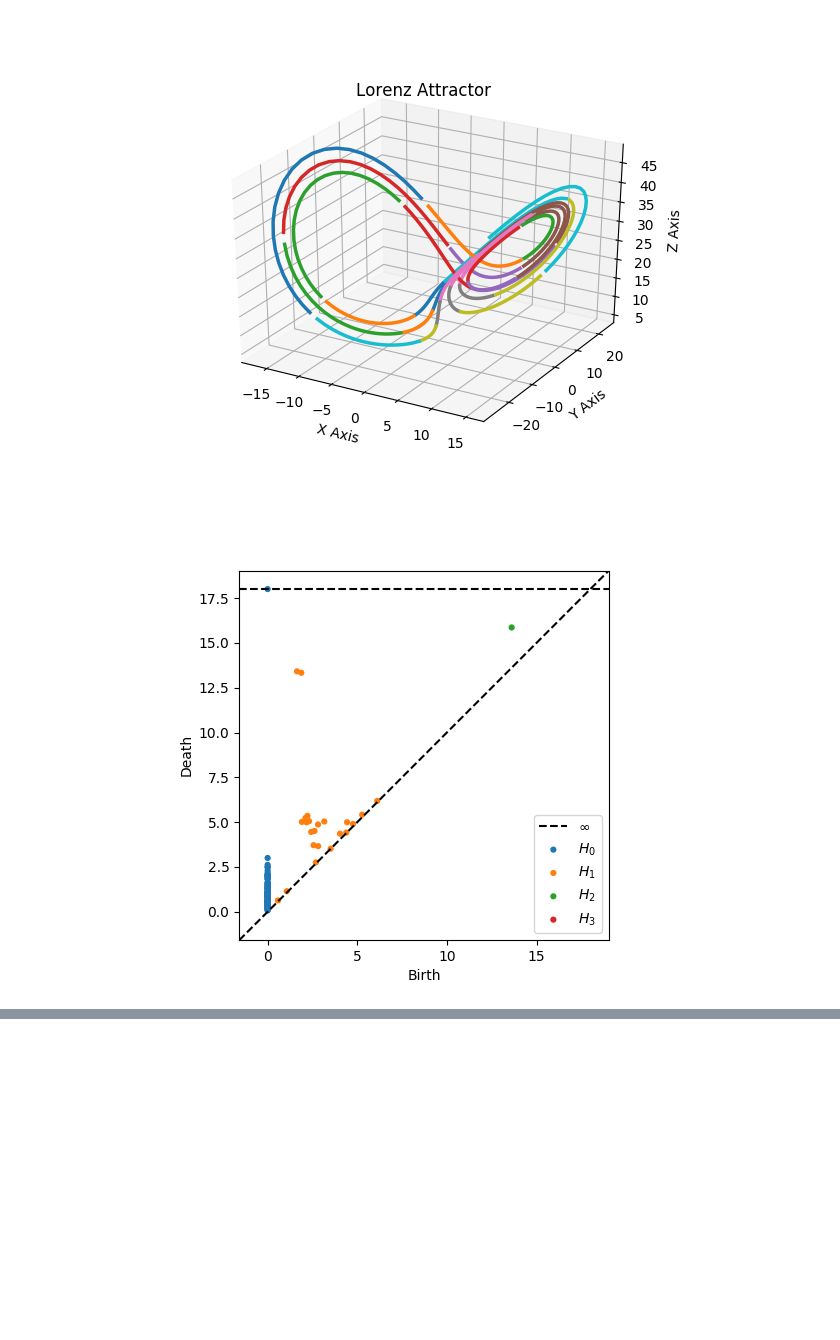
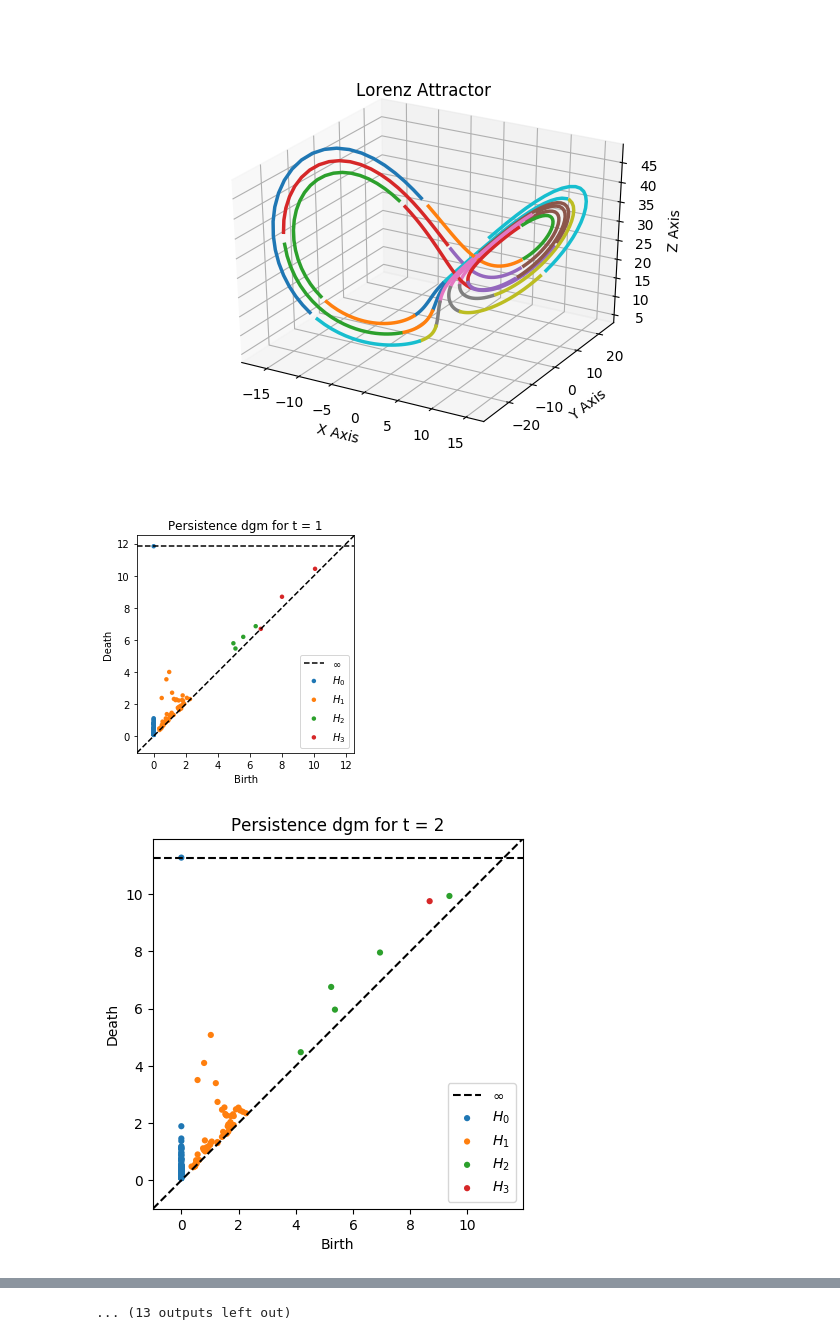
Before and after one commit to Mishalassif/Traj2Phase, a Jupyter notebook: examples/lorenz/lorenz_test.ipynb, the cells around one changed output, grey strips where cells are left out. Drawn from its saved outputs; the diff is of its cells as text; code cells hidden in the pictures; blank space fills up the shorter version.

Commit message:
Small change in lorenz test

```diff
--- a/examples/lorenz/lorenz_test.ipynb
+++ b/examples/lorenz/lorenz_test.ipynb
@@ -79,18 +79,26 @@ plt.show()
 [figure]
 # %%
 t2s = Traj2Sim()
-t2s.set_trajectories(traj_list[:-2])
 
-t2s.compute_mssd(verbose=False)
-t2s.save_bifilt(filename='lorenz.npy')
+load=True
+
+if load == False:
+    t2s.set_trajectories(traj_list[:-2])
+    t2s.compute_mssd(verbose=False)
+    t2s.save_bifilt(filename='lorenz.npy')
+if load == True:
+    t2s.load_bifilt(filename='lorenz.npy')
 # %%
 from ripser import ripser
 from sklearn import datasets
 from persim import plot_diagrams
+%matplotlib inline
 
-
-dgms = ripser(t2s.bifilt[12,:,:], distance_matrix=True, maxdim=3)['dgms']
-plt.clf()
-plot_diagrams(dgms, show = True)
+for i in range(25):
+    dgms = ripser(t2s.bifilt[i,:,:], distance_matrix=True, maxdim=3)['dgms']
+    plt.clf()
+    plt.title('Persistence dgm for t = '+ str(i+1))
+    plot_diagrams(dgms, show = True)
 # %% [output]
-[figure, old version]
+[figure, new version]
+[figure, added]
@@ -96,0 +115 @@ plot_diagrams(dgms, show = True)
+... (13 outputs left out)
```
Also changed, not shown: parts of 4 cells of this notebook.
